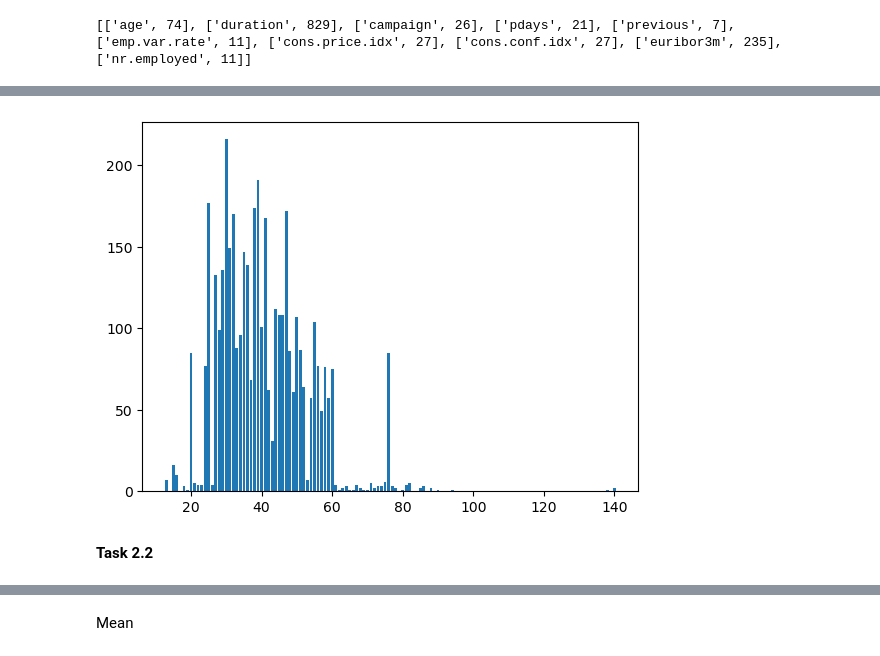
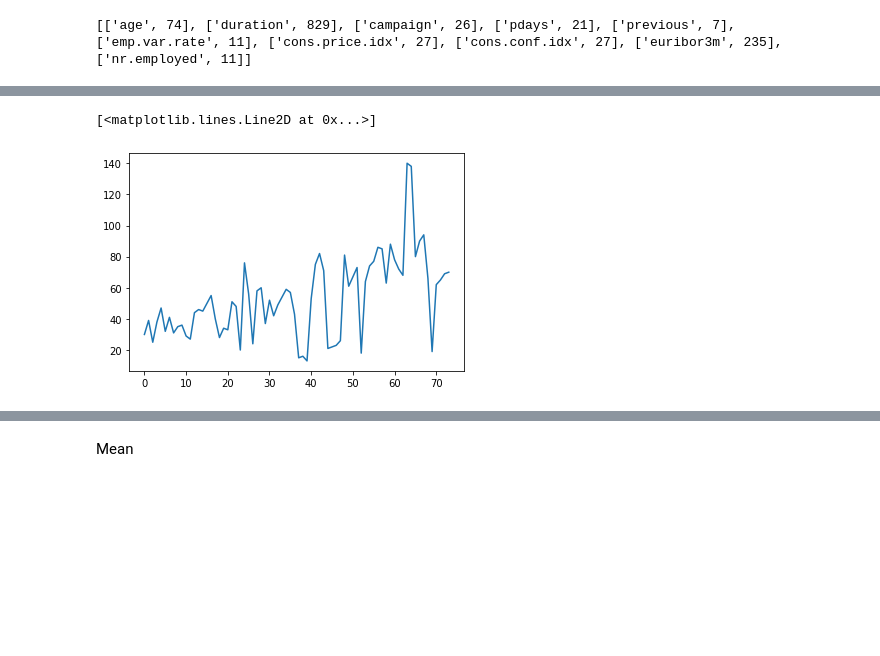
Before and after one commit to thinhsuy/Data_cleansing_summarising, a Jupyter notebook: assignment1.ipynb, the cells around one changed output, grey strips where cells are left out. Cells and saved outputs as stored; diff of their text form; code cells hidden in the pictures; blank space fills up the shorter version.

```diff
--- a/assignment1.ipynb
+++ b/assignment1.ipynb
@@ -85,3 +100 @@ memory usage: 837.0+ KB
 <p>First we need to process the values 0 of duration</p>
-# %%
-df.drop(df[(df["duration"]==0) & (df["y"]=='yes')].index, inplace=True)
@@ -90,6 +120,8 @@ df.drop(df[(df["duration"]==0) & (df["y"]=='yes')].index, inplace=True)
 # %%
+# in here we would spread out all the valid value of data with object type
+# which be considered before in the document
 valid_value = {
-    "job": ["admin.", "blue-collar", "entrepreneur", "housemaid",
+    "job": ["admin", "blue-collar", "entrepreneur", "housemaid",
 "management", "retired", "self-employed", "services", "student", "technician", "unemployed",
 "unknown"],
     "marital": ["divorced", "married", "single", "unknown"],
@@ -103,6 +135,8 @@ valid_value = {
     "day_of_week" : ["mon", "tue", "wed", "thu", "fri"]
 }
 
+
+# function that would compare the typos error word and fix it whether it is approximate with the valid values above
 def auto_fix(error, valid):
     if (not error or error=="na"): return error
     anchor, percent = error, 0
@@ -115,14 +149,19 @@ def auto_fix(error, valid):
         except: continue
     return anchor
 
-def typos_treatment(df, valid_value):
+error = "basic0. 4y"
+print("Example:", error, "of column education change to =>", auto_fix(error, valid_value["education"]))
+
+def typos_treatment(df, valid_value, total_error_occur):
     for key, val in valid_value.items():
         index = df[~df[key].isin(val)].index
         error_list = list(df.iloc[index][key].unique())
+        total_error_occur += len(error_list)
         for error in error_list:
             df[key] = pd.Series(df[key].replace(error, auto_fix(error, valid_value[key])))
-    return df
+    return df, total_error_occur
 
-df = typos_treatment(df, valid_value)
+df, total_error_occur = typos_treatment(df, valid_value, 0)
+print(f"Total errors have been fixed: {total_error_occur}")
 df
 # %% [output]
@@ -204,9 +249,10 @@ df[c].value_counts()
 Name: age, Length: 74, dtype: int64
 # %%
 # numeric values
-plt.bar(df['age'].unique(), height=df['age'].value_counts())
-plt.show()
+unique = list(df['age'].unique())
+counts = list(df['age'].value_counts())
+plt.plot(unique)
+# df_merge = pd.merge(unique, counts, how="outer")
 # %% [output]
+[<matplotlib.lines.Line2D at 0x...>]
-[figure, old version]
+[figure, new version]
-# %% [markdown]
-<p><b>Task 2.2</b></p>
```
Also changed, not shown: parts of 40 cells of this notebook, 3 other files.
